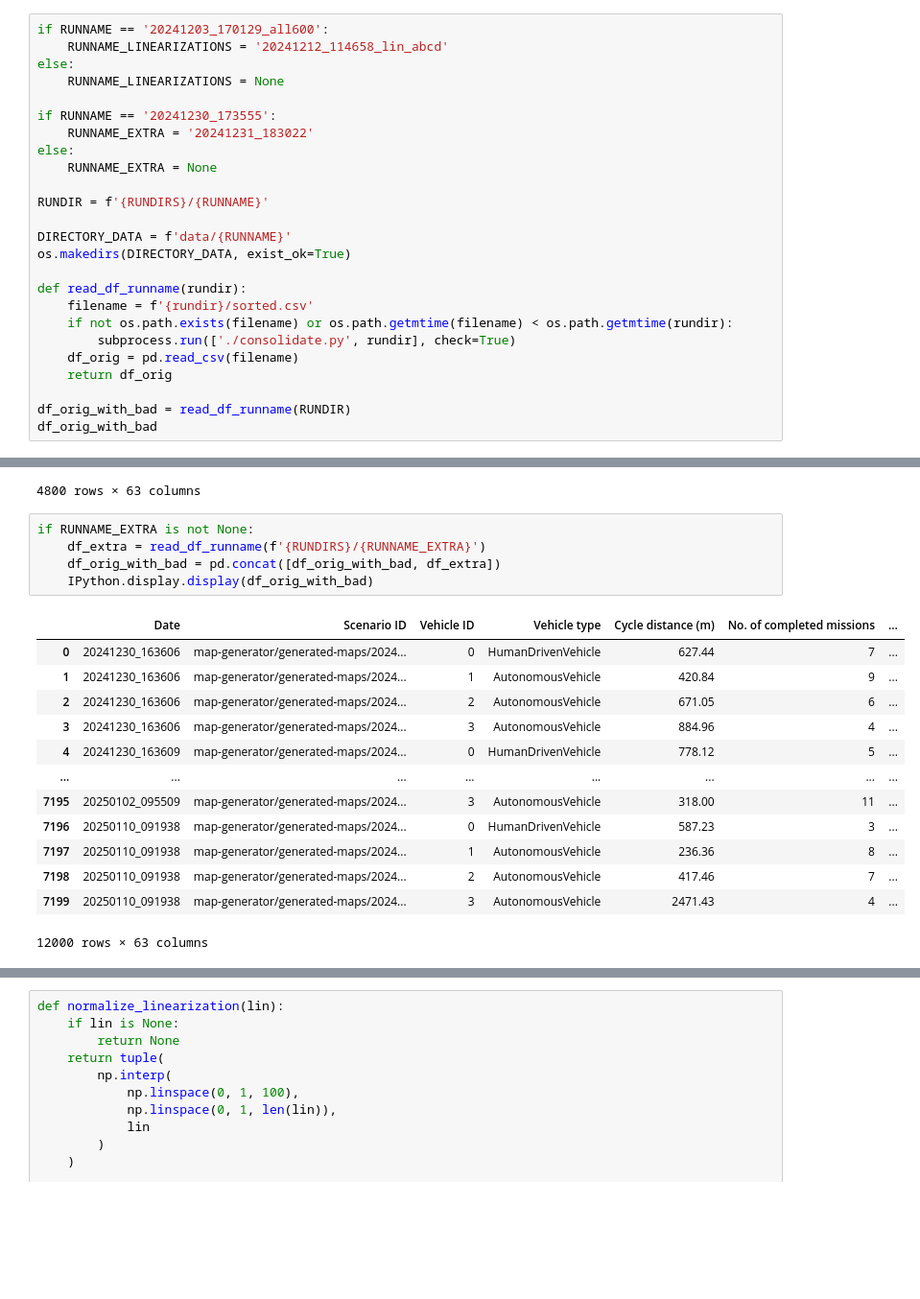
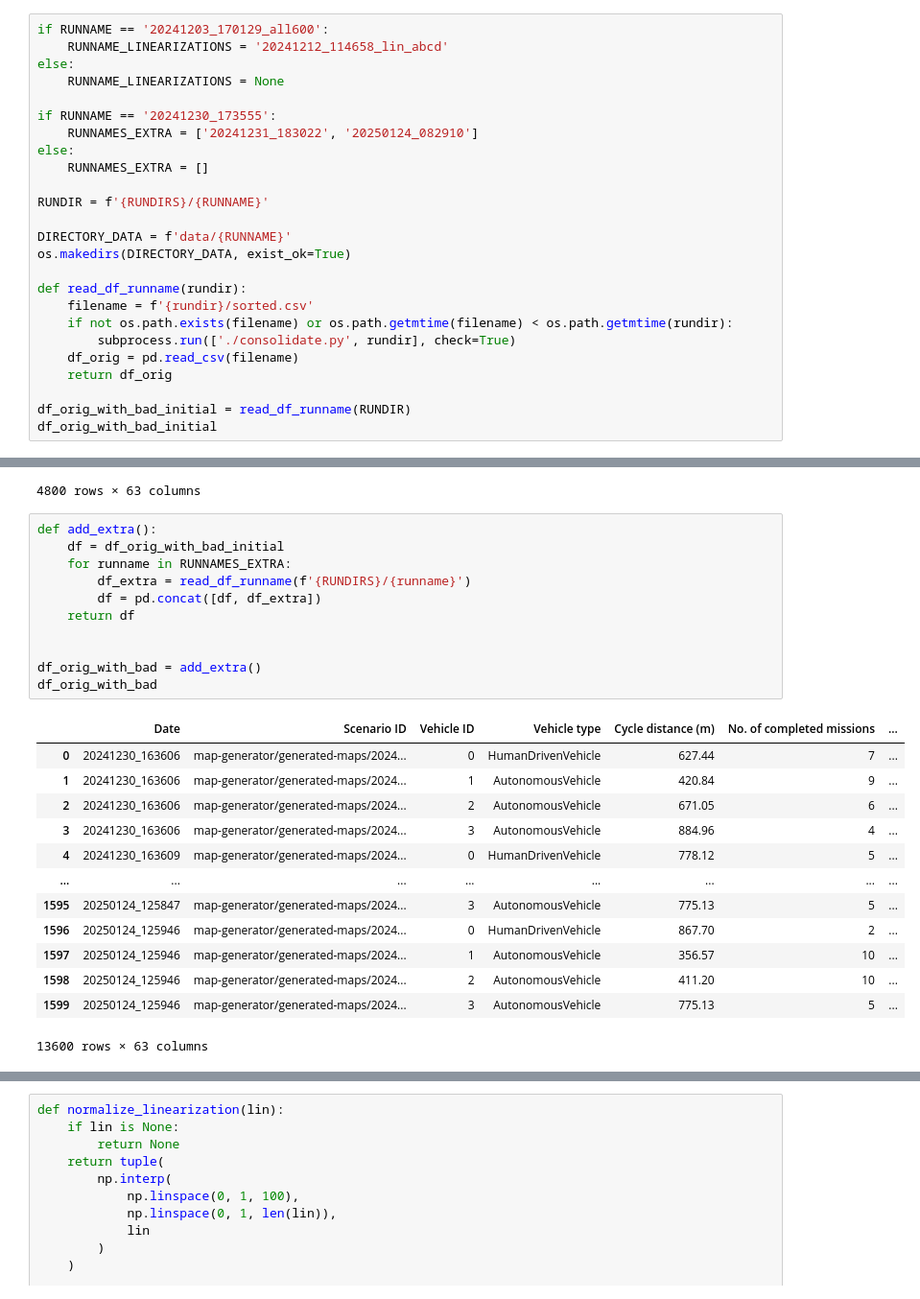
Before and after one commit to Olga-Mironenko/coordination_oru, a Jupyter notebook: scenario-analysis/analysis.ipynb, the cells around one changed output, grey strips where cells are left out. Shown at 96% size. Saved outputs shown, nothing was run; the diff lists cells and outputs as text; blank space fills up the shorter version.

Commit message:
analysis.ipynb: adding the latest run (with "forcing: ignoring human")

```diff
--- a/scenario-analysis/analysis.ipynb
+++ b/scenario-analysis/analysis.ipynb
@@ -47,9 +47,9 @@ else:
     RUNNAME_LINEARIZATIONS = None
 
 if RUNNAME == '20241230_173555':
-    RUNNAME_EXTRA = '20241231_183022'
+    RUNNAMES_EXTRA = ['20241231_183022', '20250124_082910']
 else:
-    RUNNAME_EXTRA = None
+    RUNNAMES_EXTRA = []
 
 RUNDIR = f'{RUNDIRS}/{RUNNAME}'
 
@@ -63,8 +63,8 @@ def read_df_runname(rundir):
     df_orig = pd.read_csv(filename)
     return df_orig
 
-df_orig_with_bad = read_df_runname(RUNDIR)
-df_orig_with_bad
+df_orig_with_bad_initial = read_df_runname(RUNDIR)
+df_orig_with_bad_initial
 # %% [output]
 |  | Date | Scenario ID | Vehicle ID | Vehicle type | Cycle distance (m) | No. of completed missions | ... |
 | 0 | 20241230_163606 | map-generator/generated-maps/2024... | 0 | HumanDrivenVehicle | 627.44 | 7 | ... |
@@ -80,24 +80,30 @@ df_orig_with_bad
 | 4799 | 20241231_171337 | map-generator/generated-maps/2024... | 3 | AutonomousVehicle | 318.00 | 12 | ... |
 4800 rows × 63 columns
 # %%
-if RUNNAME_EXTRA is not None:
-    df_extra = read_df_runname(f'{RUNDIRS}/{RUNNAME_EXTRA}')
-    df_orig_with_bad = pd.concat([df_orig_with_bad, df_extra])
-    IPython.display.display(df_orig_with_bad)
+def add_extra():
+    df = df_orig_with_bad_initial
+    for runname in RUNNAMES_EXTRA:
+        df_extra = read_df_runname(f'{RUNDIRS}/{runname}')
+        df = pd.concat([df, df_extra])
+    return df
+
+
+df_orig_with_bad = add_extra()
+df_orig_with_bad
 # %% [output]
 |  | Date | Scenario ID | Vehicle ID | Vehicle type | Cycle distance (m) | No. of completed missions | ... |
 | 0 | 20241230_163606 | map-generator/generated-maps/2024... | 0 | HumanDrivenVehicle | 627.44 | 7 | ... |
 | 1 | 20241230_163606 | map-generator/generated-maps/2024... | 1 | AutonomousVehicle | 420.84 | 9 | ... |
 | 2 | 20241230_163606 | map-generator/generated-maps/2024... | 2 | AutonomousVehicle | 671.05 | 6 | ... |
 | 3 | 20241230_163606 | map-generator/generated-maps/2024... | 3 | AutonomousVehicle | 884.96 | 4 | ... |
 | 4 | 20241230_163609 | map-generator/generated-maps/2024... | 0 | HumanDrivenVehicle | 778.12 | 5 | ... |
 | ... | ... | ... | ... | ... | ... | ... | ... |
-| 7195 | 20250102_095509 | map-generator/generated-maps/2024... | 3 | AutonomousVehicle | 318.00 | 11 | ... |
-| 7196 | 20250110_091938 | map-generator/generated-maps/2024... | 0 | HumanDrivenVehicle | 587.23 | 3 | ... |
-| 7197 | 20250110_091938 | map-generator/generated-maps/2024... | 1 | AutonomousVehicle | 236.36 | 8 | ... |
-| 7198 | 20250110_091938 | map-generator/generated-maps/2024... | 2 | AutonomousVehicle | 417.46 | 7 | ... |
-| 7199 | 20250110_091938 | map-generator/generated-maps/2024... | 3 | AutonomousVehicle | 2471.43 | 4 | ... |
+| 1595 | 20250124_125847 | map-generator/generated-maps/2024... | 3 | AutonomousVehicle | 775.13 | 5 | ... |
+| 1596 | 20250124_125946 | map-generator/generated-maps/2024... | 0 | HumanDrivenVehicle | 867.70 | 2 | ... |
+| 1597 | 20250124_125946 | map-generator/generated-maps/2024... | 1 | AutonomousVehicle | 356.57 | 10 | ... |
+| 1598 | 20250124_125946 | map-generator/generated-maps/2024... | 2 | AutonomousVehicle | 411.20 | 10 | ... |
+| 1599 | 20250124_125946 | map-generator/generated-maps/2024... | 3 | AutonomousVehicle | 775.13 | 5 | ... |
-12000 rows × 63 columns
+13600 rows × 63 columns
 # %%
 if 'Linearization C' not in df_orig_with_bad.columns:
     df_orig = df_orig_with_bad
```
Also changed, not shown: parts of 5 cells of this notebook, 2 other files.
